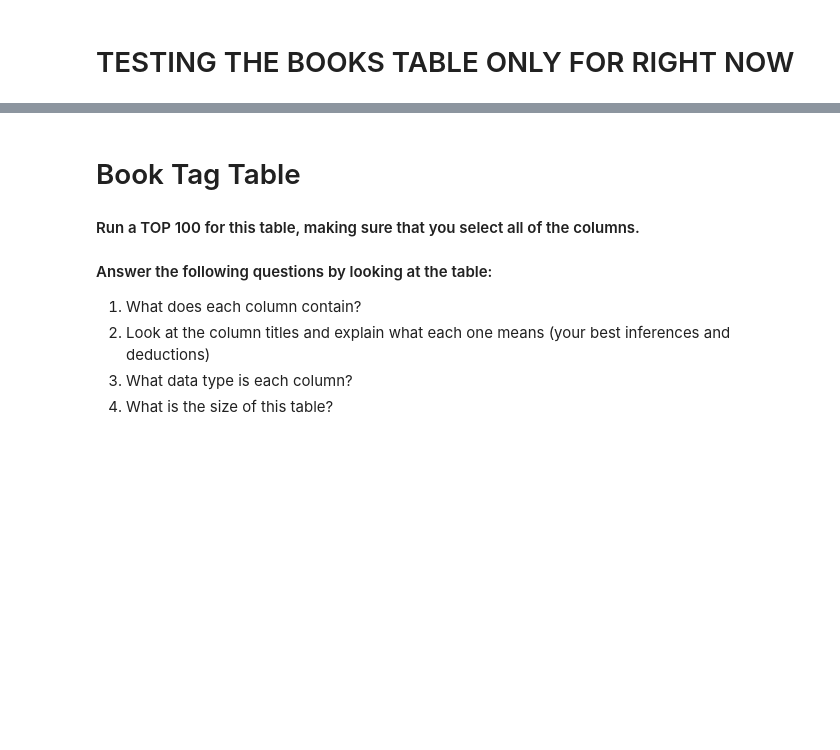
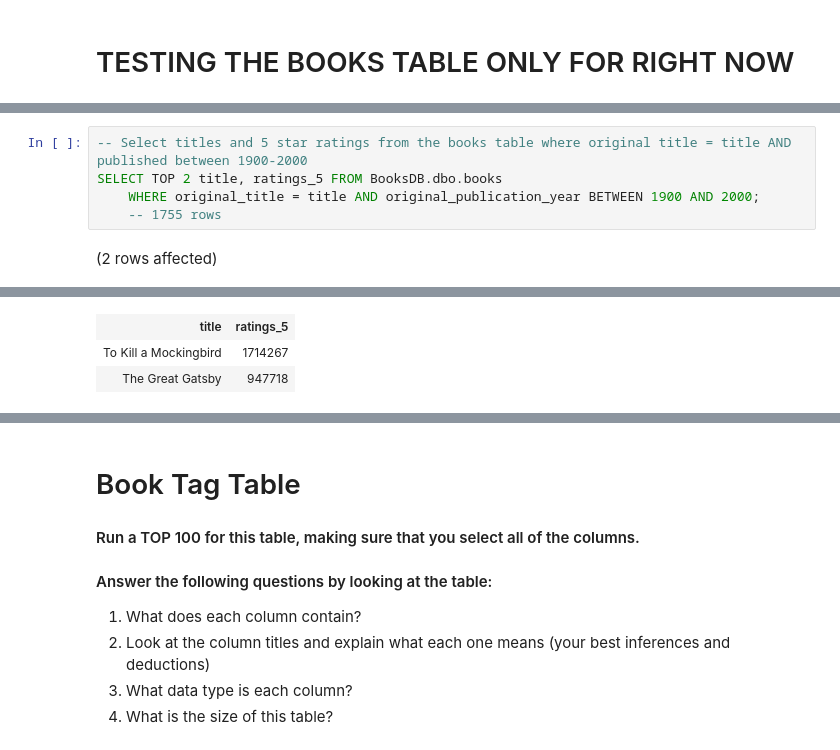
Before and after one commit to yayasanya/SQL-Part-1-Exercises, a Jupyter notebook: SQL-Part-1-BookData-EDA.ipynb, the cells around one changed output, grey strips where cells are left out. Cells and saved outputs as stored; diff of their text form; blank space fills up the shorter version.

```diff
--- a/SQL-Part-1-BookData-EDA.ipynb
+++ b/SQL-Part-1-BookData-EDA.ipynb
@@ -44,0 +98,7 @@ Total execution time: 00:00:00.057
+# %%
+-- Select titles and 5 star ratings from the books table where original title = title AND published between 1900-2000
+SELECT TOP 2 title, ratings_5 FROM BooksDB.dbo.books
+    WHERE original_title = title AND original_publication_year BETWEEN 1900 AND 2000;
+    -- 1755 rows
+# %% [output]
+(2 rows affected)
@@ -44,0 +106,3 @@ Total execution time: 00:00:00.057
+| title | ratings_5 |
+| To Kill a Mockingbird | 1714267 |
+| The Great Gatsby | 947718 |
```
Also changed, not shown: parts of 14 cells of this notebook, 1 other file.
